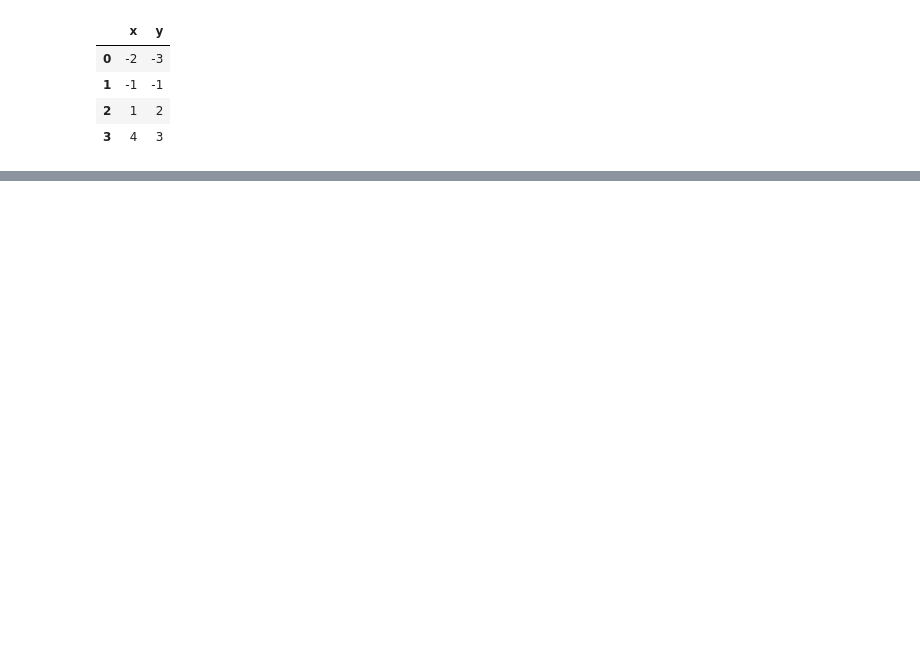
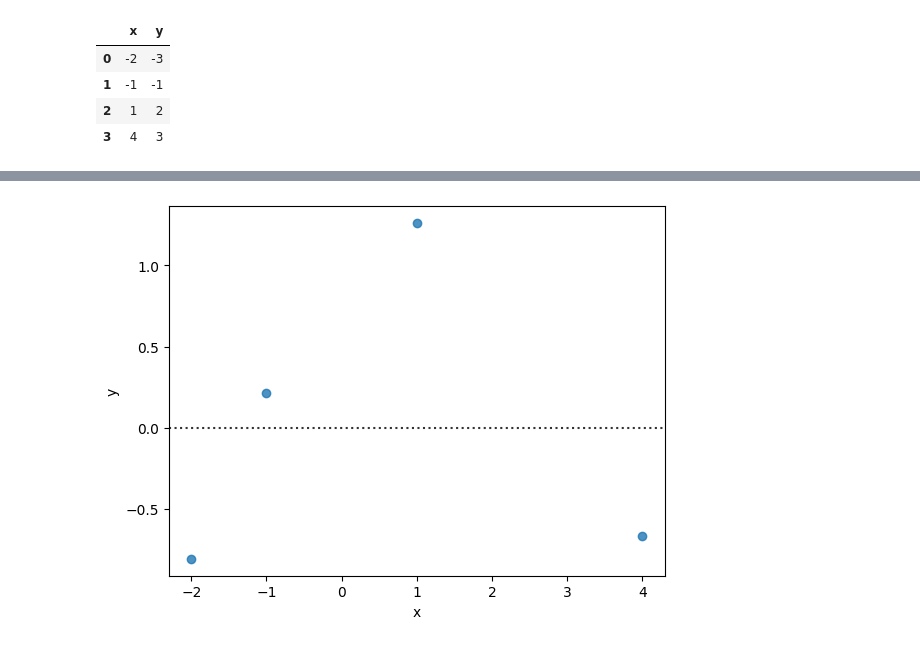
Before and after one commit to tomjames156/Applying-Statistics, a Jupyter notebook: regression.ipynb, the cells around one changed output, grey strips where cells are left out. Drawn from its saved outputs; the diff is of its cells as text; code cells hidden in the pictures; blank space fills up the shorter version.

```diff
--- a/regression.ipynb
+++ b/regression.ipynb
@@ -22,0 +28,7 @@ plt.show()
+# %%
+import seaborn as sns
+
+sns.residplot(df, x='x', y='y')
+plt.show()
+# %% [output]
+[figure, added]
```
Also changed, not shown: parts of 7 cells of this notebook.
